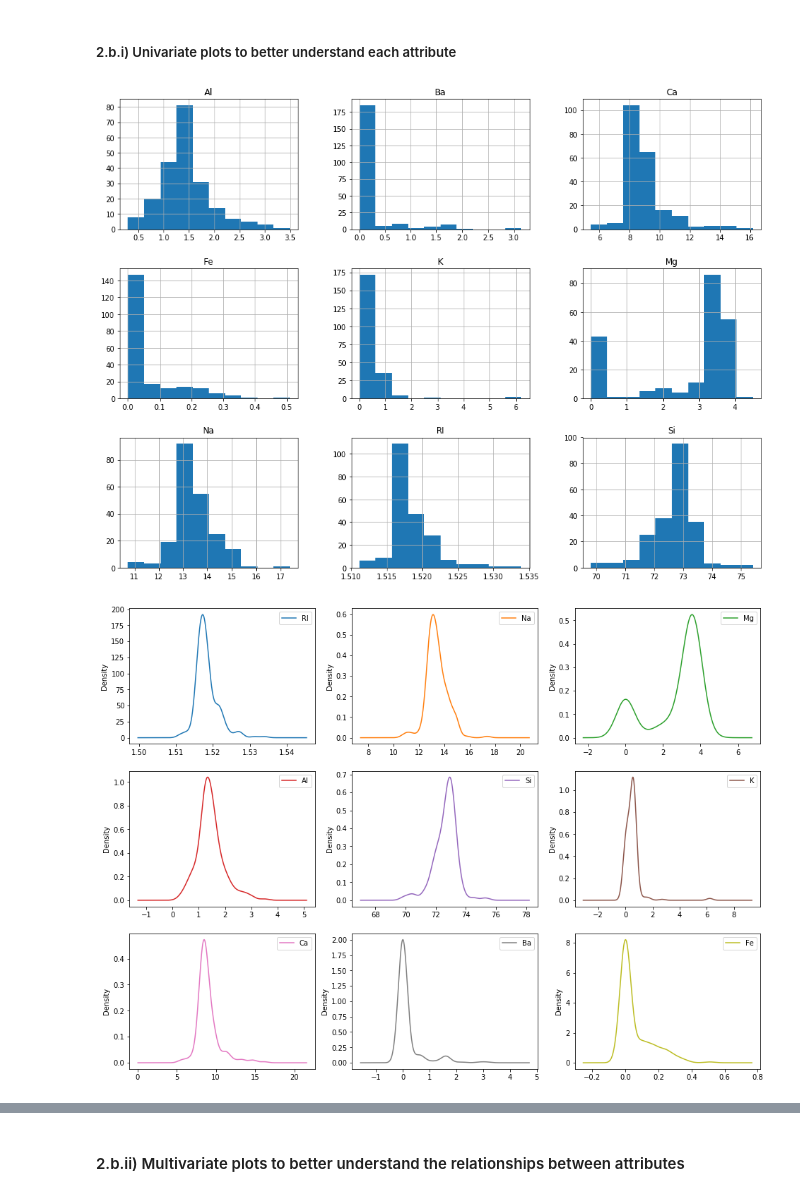
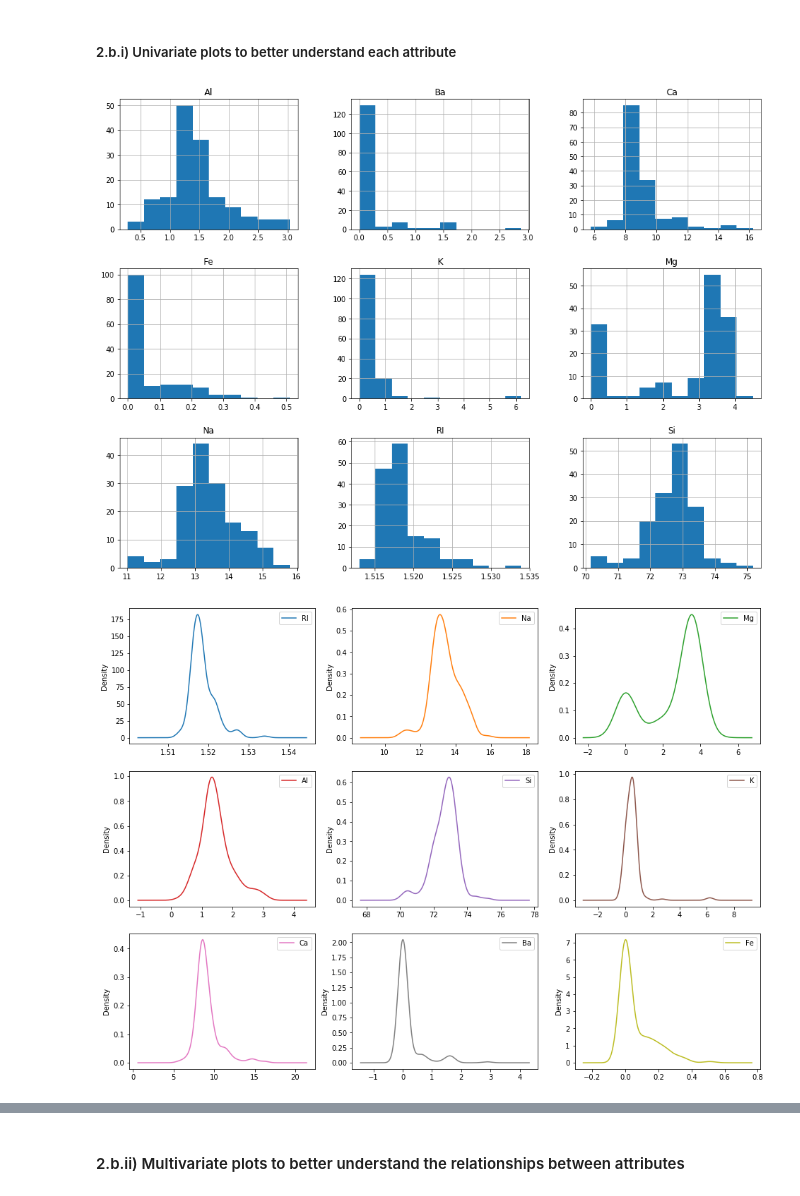
Before and after one commit to daines-analytics/tabular-data-projects, a Jupyter notebook: _py-project-templates/py-template-multi-class_example.ipynb, the cells around one changed output, grey strips where cells are left out. Drawn from its saved outputs; the diff is of its cells as text; code cells hidden in the pictures.

```diff
--- a/_py-project-templates/py-template-multi-class_example.ipynb
+++ b/_py-project-templates/py-template-multi-class_example.ipynb
@@ -103,10 +102,10 @@ email_notify("Library and Data Loading has begun! "+datetime.now().strftime('%a
 startTimeScript = datetime.now()
 
 inputFile = 'glass.data.csv'
-xy_original = read_csv(inputFile)
+xy_original_df = read_csv(inputFile)
 # %%
 # Use variable totCol to hold the number of columns in the dataframe
-totCol = len(xy_original.columns)
+totCol = len(xy_original_df.columns)
 
 # Set up variable totAttr for the total number of attribute columns
 totAttr = totCol-1
@@ -116,18 +115,24 @@ totAttr = totCol-1
 # If (targetCol <> 1) and (targetCol <> totCol), be aware when slicing up the dataframes for visualization
 targetCol = totCol
 
-# Standardize the class column to the name of targetVar
-xy_original = xy_original.rename(columns={'Type': 'targetVar'})
+# Standardize the class column to the name of targetVar if required
+xy_original_df = xy_original_df.rename(columns={'Type': 'targetVar'})
 # %%
-# We create training datasets (xy_train, x_train, y_train) for various operations
-# We create validation datasets (xy_test, x_test, y_test) for various operations
+# We create training datasets (xy_train_df, x_train_df, y_train_df) for various visualization and cleaning/transformation operations
+# We create testing datasets (x_test_df, y_test_df) for various visualization and cleaning/transformation operations
 # Use 70% of the data to train the models and the remaining for testing/validation
-array = xy_original.values
-x_original = array[:,0:totAttr]
-y_original = array[:,totAttr]
+
+if targetCol == totCol:
+    x_original_df = xy_original_df.iloc[:,0:totAttr]
+    y_original_df = xy_original_df.iloc[:,totAttr]
+else:
+    x_original_df = xy_original_df.iloc[:,1:totCol]
+    y_original_df = xy_original_df.iloc[:,0]
+
 validation_size = 0.30
-x_train, x_test, y_train, y_test = train_test_split(x_original, y_original, test_size=validation_size, random_state=seedNum)
-print("x_original.shape: {} y_original.shape: {}".format(x_original.shape, y_original.shape))
-print("x_train.shape: {} y_train.shape: {}".format(x_train.shape, y_train.shape))
-print("x_test.shape: {} y_test.shape: {}".format(x_test.shape, y_test.shape))
+x_train_df, x_test_df, y_train_df, y_test_df = train_test_split(x_original_df, y_original_df, test_size=validation_size, random_state=seedNum)
+xy_train_df = pd.concat([x_train_df, y_train_df], axis=1)
+print("xy_original_df.shape: {} xy_train_df.shape: {}".format(xy_original_df.shape, xy_train_df.shape))
+print("x_train_df.shape: {} y_train_df.shape: {}".format(x_train_df.shape, y_train_df.shape))
+print("x_test_df.shape: {} y_test_df.shape: {}".format(x_test_df.shape, y_test_df.shape))
 # %% [output]
@@ -248,14 +251,14 @@ x_original = xy_original.drop(columns=['targetVar'])
 # %%
 # Histograms for each attribute
-x_original.hist()
+x_train_df.hist()
 pyplot.show()
 # %% [output]
-[figure, old version]
+[figure, new version]
 # %%
 # Density plot for each attribute
-x_original.plot(kind='density', subplots=True, layout=(dispRow,dispCol), sharex=False, sharey=False)
+x_train_df.plot(kind='density', subplots=True, layout=(dispRow,dispCol), sharex=False, sharey=False)
 pyplot.show()
 # %% [output]
-[figure, old version]
+[figure, new version]
 # %%
 # Box and Whisker plot for each attribute
```
Also changed, not shown: parts of 42 cells of this notebook, 5 other files.
